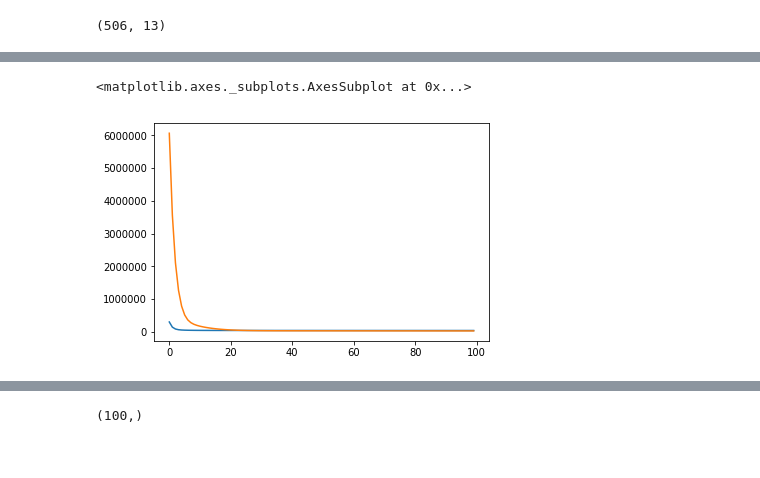
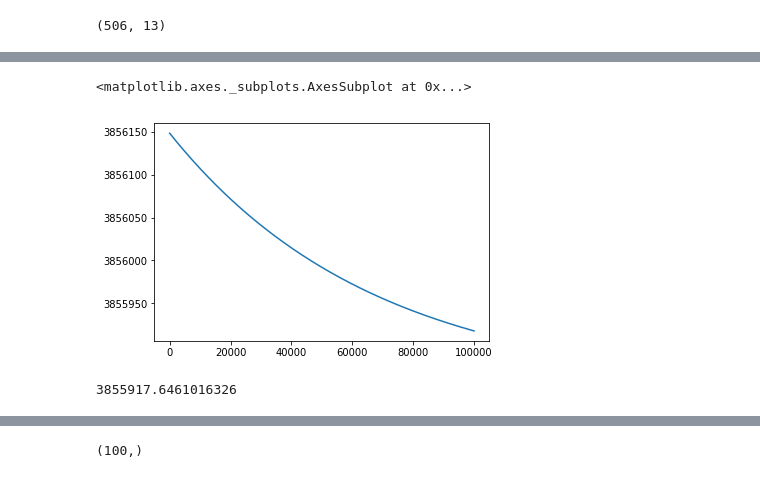
Before and after one commit to nauman-chaudhary/LinearRegression, a Jupyter notebook: MLR-Copy1.ipynb, the cells around one changed output, grey strips where cells are left out. Drawn from its saved outputs; the diff is of its cells as text; code cells hidden in the pictures.

```diff
--- a/MLR-Copy1.ipynb
+++ b/MLR-Copy1.ipynb
@@ -117,6 +111,9 @@ i
-# %%
-sns.lineplot(x=range(100),y=costs[:100])
-sns.lineplot(x=range(100),y=grads[:100])
-# %% [output]
-<matplotlib.axes._subplots.AxesSubplot at 0x...>
-[figure, removed]
+# %%
+sns.lineplot(x=range(len(costs[-100000:-1])),y=costs[-100000:-1])
+# %% [output]
+<matplotlib.axes._subplots.AxesSubplot at 0x...>
+[figure, added]
+# %%
+costs[-1]
+# %% [output]
+3855917.6461016326
```
Also changed, not shown: parts of 10 cells of this notebook.
